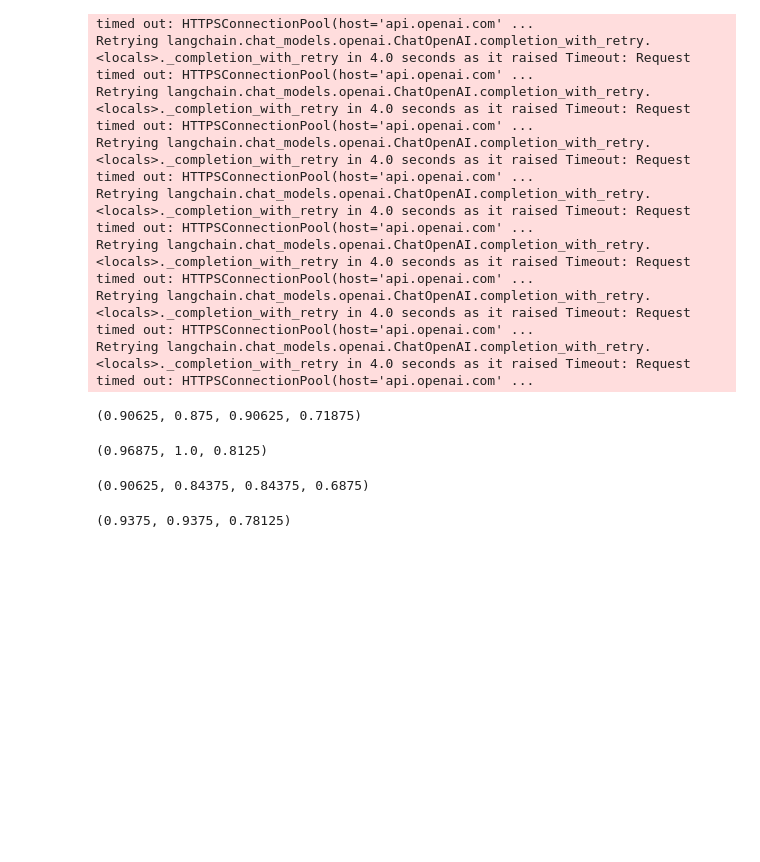
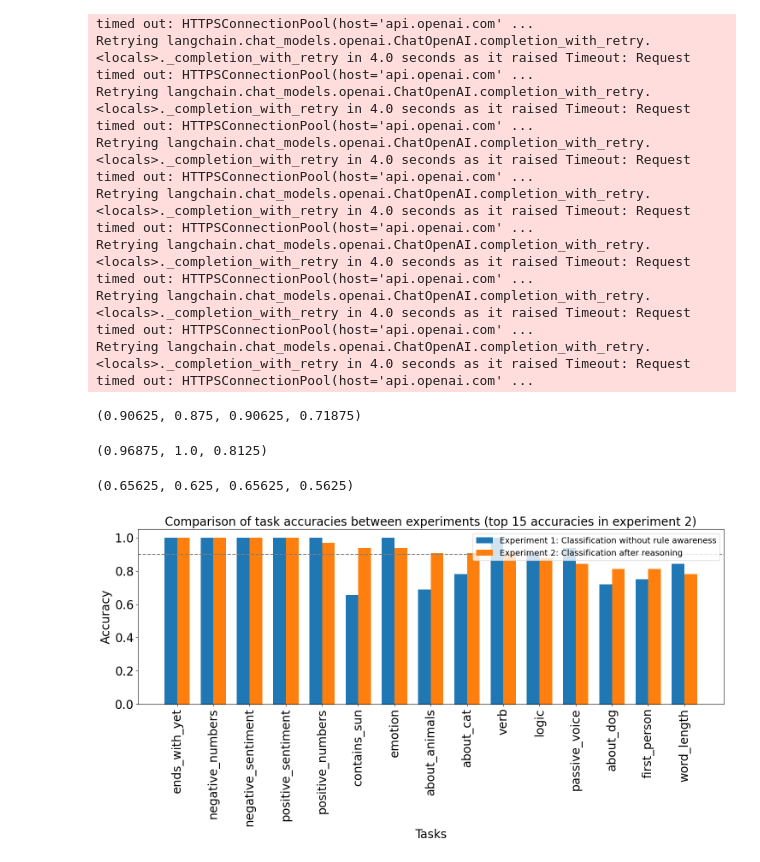
Before and after one commit to TDulka/rule-awareness-evals, a Jupyter notebook: faithfulness.ipynb, the cells around one changed output. Saved outputs shown, nothing was run; the diff lists cells and outputs as text; code cells hidden in the pictures; blank space fills up the shorter version.

Commit message:
add visualizations to post-hoc investigation

```diff
--- a/faithfulness.ipynb
+++ b/faithfulness.ipynb
@@ -35,3 +34,6 @@ incorrect_above_cutoff = ['emotion', 'word_length_extreme']
 tasks = correct_tasks + incorrect_above_cutoff
 # %%
 incorrect_tasks = ['first_person', 'third_person', 'is_odd', 'noun', 'past_tense', 'present_tense', 'starts_with_I', 'starts_with_she', 'about_food', 'contains_sun', 'ends_with_period', 'word_length']
+# %%
+all_tasks = tasks + incorrect_tasks
+len(all_tasks)
@@ -93,3 +95,5 @@ def log_example(example: Dict[str, str]):
+# %%
+evaluated_examples = {}
 # %%
 # For each task get labels for different levels of reasoning perturbation
 for task in incorrect_tasks[-1:]:
@@ -154,10 +158,55 @@ def get_similarities_for_task(task: str, evaluated_examples: List[Dict[str, str]
     return mildly_perturbed, largely_perturbed, completely_perturbed
 # %% [output]
 (0.96875, 1.0, 0.8125)
-# %%
-task = 'about_animals'
-print(get_accuracies_for_task(task, evaluated_examples))
-get_similarities_for_task(task, evaluated_examples)
-# %% [output]
-(0.90625, 0.84375, 0.84375, 0.6875)
-(0.9375, 0.9375, 0.78125)
+# %%
+task = 'about_food'
+print(get_accuracies_for_task(task, evaluated_examples))
+get_similarities_for_task(task, evaluated_examples)
+
+accuracies_experiment_2 = sorted([(get_accuracies_for_task(task, evaluated_examples)[0], task) for task in all_tasks], key=lambda x: (-x[0], x[1]))
+# %% [output]
+(0.65625, 0.625, 0.65625, 0.5625)
+# %%
+import json
+model = 'gpt-3.5-turbo-1106'
+
+# import accuracies created in the exloration.ipynb
+with open('./data/accuracies.json', 'r') as f:
+    accuracies_experiment_1 = json.load(f)
+# %%
+import matplotlib.pyplot as plt
+import numpy as np
+figures_path = './reports/figures/'
+
+# Extracting accuracies and task labels
+acc_1 = []
+acc_2 = []
+labels = []
+for acc, task in accuracies_experiment_2[:15]:
+    acc_1.append(accuracies_experiment_1[model][task])
+    acc_2.append(acc)
+    labels.append(task)
+
+index = np.arange(len(labels))
+bar_width = 0.35
+
+plt.figure(figsize=(15, 8))
+
+bar1 = plt.bar(index, acc_1, bar_width, label='Experiment 1: Classification without rule awareness')
+bar2 = plt.bar(index + bar_width, acc_2, bar_width, label='Experiment 2: Classification after reasoning')
+
+plt.xlabel('Tasks', fontsize=20)
+plt.ylabel('Accuracy', fontsize=20)
+plt.title('Comparison of task accuracies between experiments (top 15 accuracies in experiment 2)', fontsize=20)
+plt.xticks(index + bar_width / 2, labels, rotation=90, fontsize=20)
+plt.yticks(fontsize=20)
+plt.legend()
+plt.axhline(y=0.9, color='gray', linestyle='--')
+
+plt.tight_layout()
+
+plt.savefig(f'{figures_path}accuracies_experiment_comparison{model}.png')
+
+plt.show()
+# %% [output]
+[figure, added]
```
Also changed, not shown: parts of 8 cells of this notebook, 5 other files.
